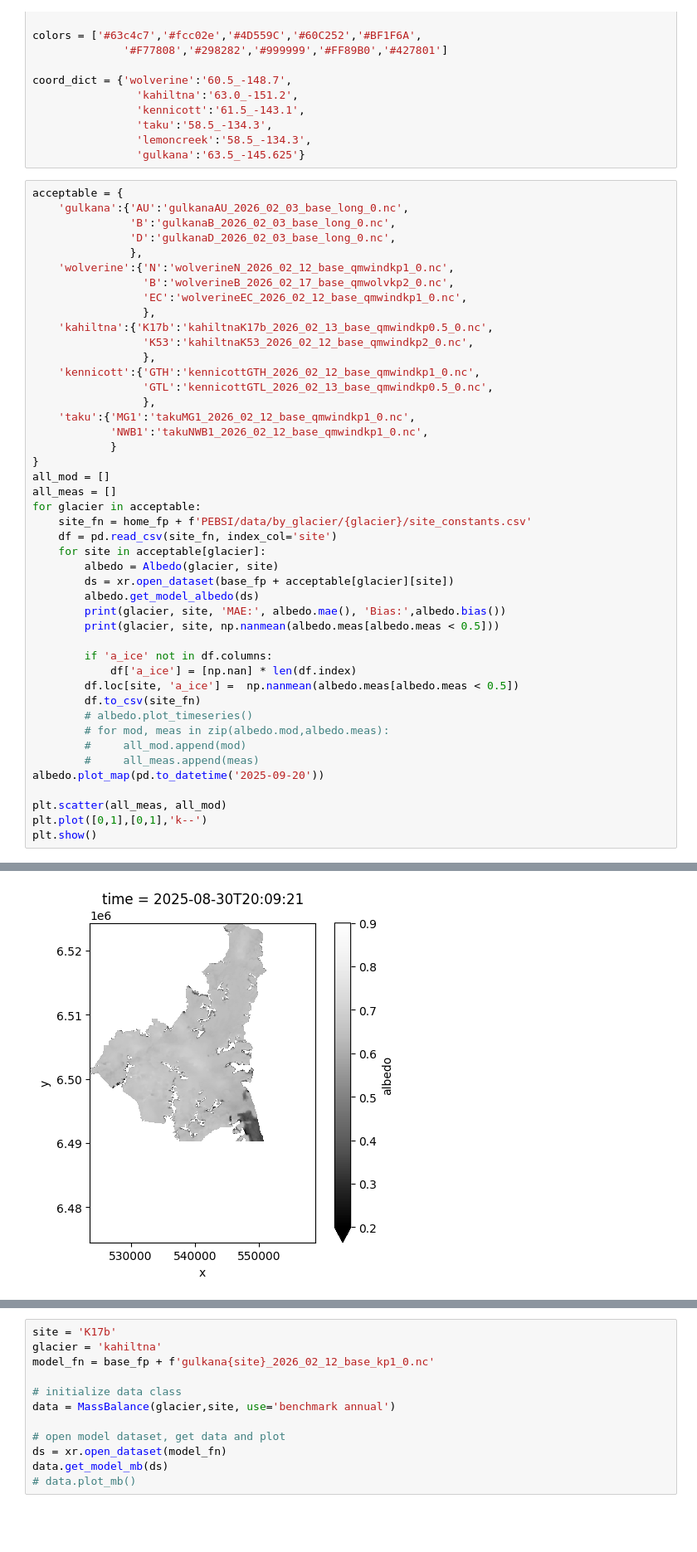
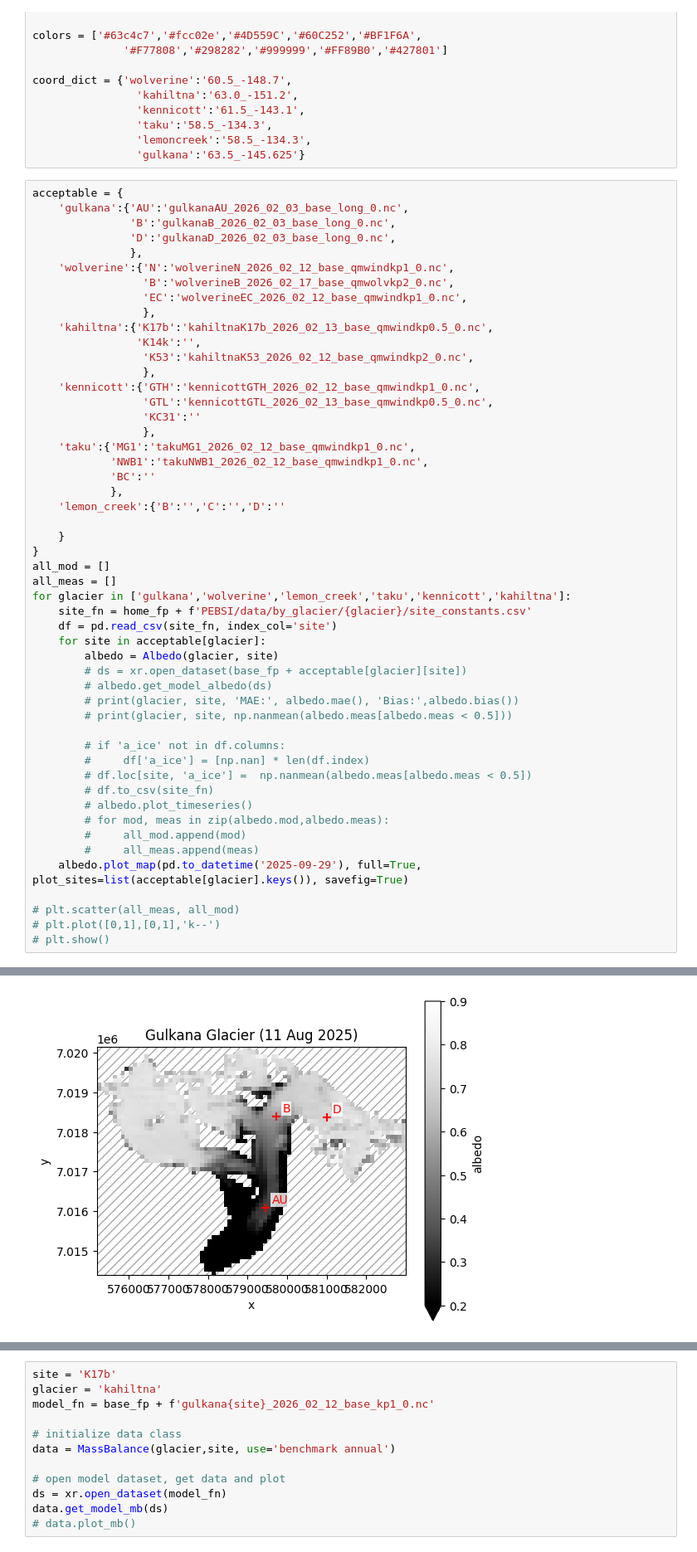
Before and after one commit to clairevwilson/PEBSI, a Jupyter notebook: project/compare_mb.ipynb, the cells around one changed output, grey strips where cells are left out. Shown at 83% size. Saved outputs shown, nothing was run; the diff lists cells and outputs as text; blank space fills up the shorter version.

Commit message:
started all glacier calibration, plotting things

```diff
--- a/project/compare_mb.ipynb
+++ b/project/compare_mb.ipynb
@@ -40,38 +40,44 @@ acceptable = {
                  'EC':'wolverineEC_2026_02_12_base_qmwindkp1_0.nc',
                  },
     'kahiltna':{'K17b':'kahiltnaK17b_2026_02_13_base_qmwindkp0.5_0.nc',
+                'K14k':'',
                  'K53':'kahiltnaK53_2026_02_12_base_qmwindkp2_0.nc',
                  },
     'kennicott':{'GTH':'kennicottGTH_2026_02_12_base_qmwindkp1_0.nc',
                  'GTL':'kennicottGTL_2026_02_13_base_qmwindkp0.5_0.nc',
+                 'KC31':''
                  },
     'taku':{'MG1':'takuMG1_2026_02_12_base_qmwindkp1_0.nc',
             'NWB1':'takuNWB1_2026_02_12_base_qmwindkp1_0.nc',
-            }
+            'BC':''
+            },
+    'lemon_creek':{'B':'','C':'','D':''
+
+    }
 }
 all_mod = []
 all_meas = []
-for glacier in acceptable:
+for glacier in ['gulkana','wolverine','lemon_creek','taku','kennicott','kahiltna']:
     site_fn = home_fp + f'PEBSI/data/by_glacier/{glacier}/site_constants.csv'
     df = pd.read_csv(site_fn, index_col='site')
     for site in acceptable[glacier]:
         albedo = Albedo(glacier, site)
-        ds = xr.open_dataset(base_fp + acceptable[glacier][site])
-        albedo.get_model_albedo(ds)
-        print(glacier, site, 'MAE:', albedo.mae(), 'Bias:',albedo.bias())
-        print(glacier, site, np.nanmean(albedo.meas[albedo.meas < 0.5]))
+        # ds = xr.open_dataset(base_fp + acceptable[glacier][site])
+        # albedo.get_model_albedo(ds)
+        # print(glacier, site, 'MAE:', albedo.mae(), 'Bias:',albedo.bias())
+        # print(glacier, site, np.nanmean(albedo.meas[albedo.meas < 0.5]))
 
-        if 'a_ice' not in df.columns:
-            df['a_ice'] = [np.nan] * len(df.index)
-        df.loc[site, 'a_ice'] =  np.nanmean(albedo.meas[albedo.meas < 0.5])
-        df.to_csv(site_fn)
+        # if 'a_ice' not in df.columns:
+        #     df['a_ice'] = [np.nan] * len(df.index)
+        # df.loc[site, 'a_ice'] =  np.nanmean(albedo.meas[albedo.meas < 0.5])
+        # df.to_csv(site_fn)
         # albedo.plot_timeseries()
         # for mod, meas in zip(albedo.mod,albedo.meas):
         #     all_mod.append(mod)
         #     all_meas.append(meas)
-albedo.plot_map(pd.to_datetime('2025-09-20'))
+    albedo.plot_map(pd.to_datetime('2025-09-29'), full=True, plot_sites=list(acceptable[glacier].keys()), savefig=True)
 
-plt.scatter(all_meas, all_mod)
-plt.plot([0,1],[0,1],'k--')
-plt.show()
+# plt.scatter(all_meas, all_mod)
+# plt.plot([0,1],[0,1],'k--')
+# plt.show()
 # %% [output]
@@ -95 +84 @@ taku NWB1 0.40886858105659485
-[figure, old version]
+[figure, new version]
```
Also changed, not shown: parts of 1 cell of this notebook, 5 other files.
